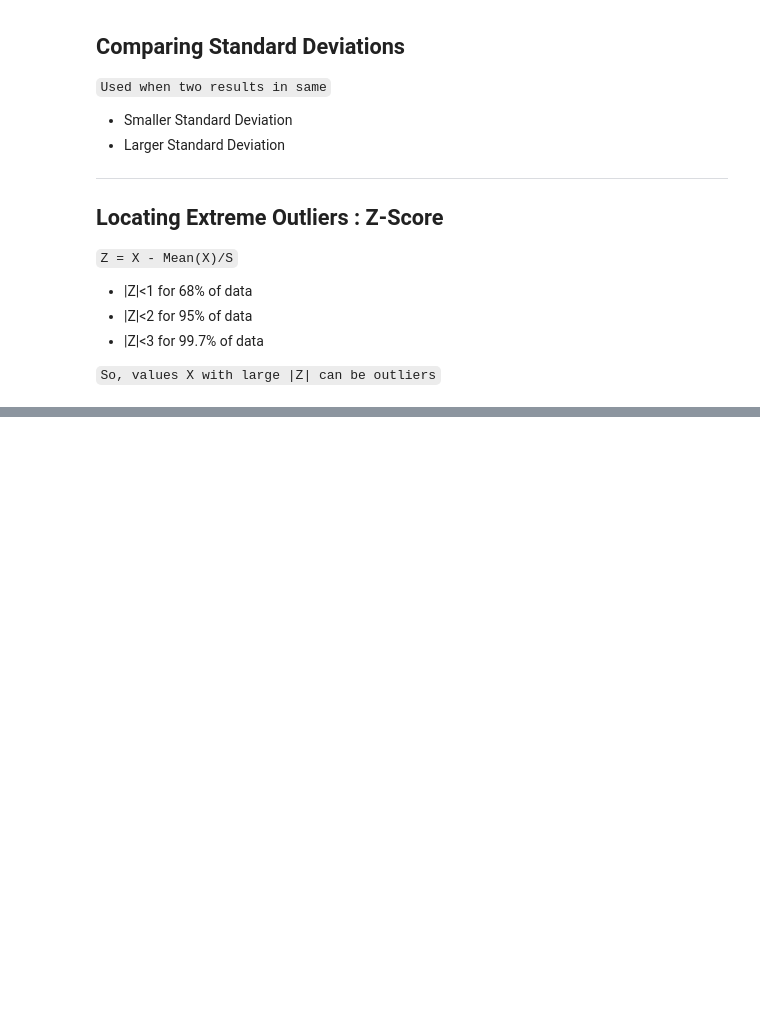
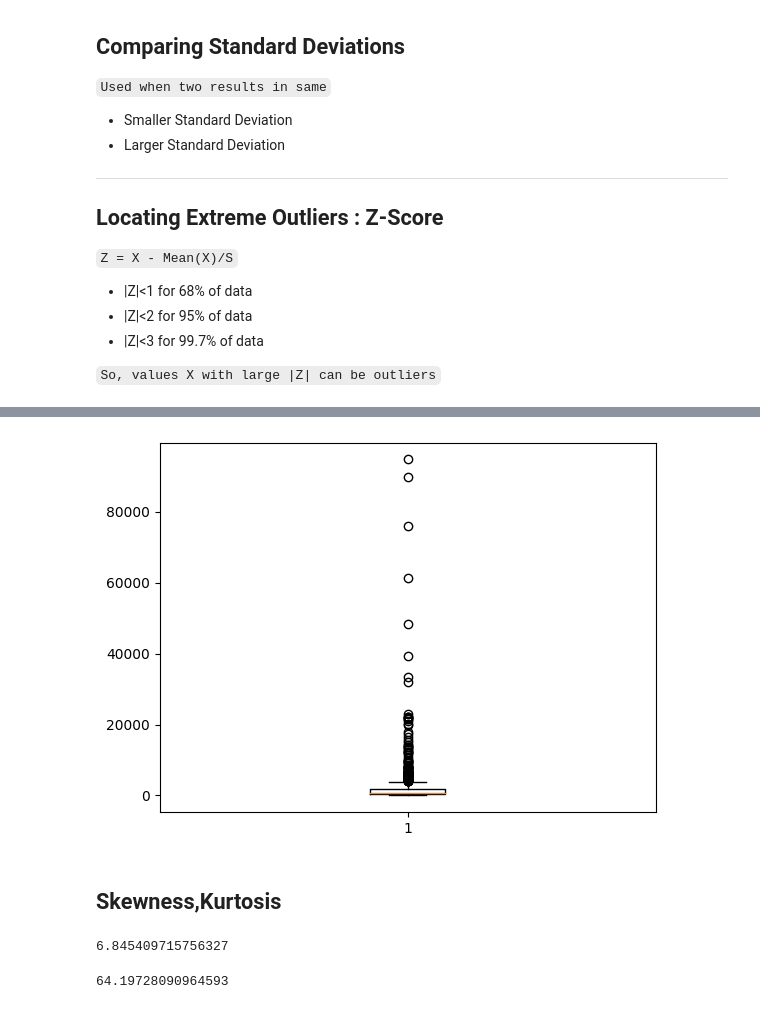
Before and after one commit to Adityasjc31/DataScience, a Jupyter notebook: data analytics/stats.ipynb, the cells around one changed output, grey strips where cells are left out. Drawn from its saved outputs; the diff is of its cells as text; code cells hidden in the pictures; blank space fills up the shorter version.

```diff
--- a/data analytics/stats.ipynb
+++ b/data analytics/stats.ipynb
@@ -89,0 +375,15 @@ Sample - portion of population<br>
+# %%
+plt.boxplot(fortune_profit[fortune_profit>0])
+plt.show()
+# %% [output]
+[figure, added]
+# %% [markdown]
+## Skewness,Kurtosis
+# %%
+fortune_revenue.skew()
+# %% [output]
+6.845409715756327
+# %%
+fortune_revenue.kurt()
+# %% [output]
+64.19728090964593
```
Also changed, not shown: parts of 40 cells of this notebook, 9 other files.
